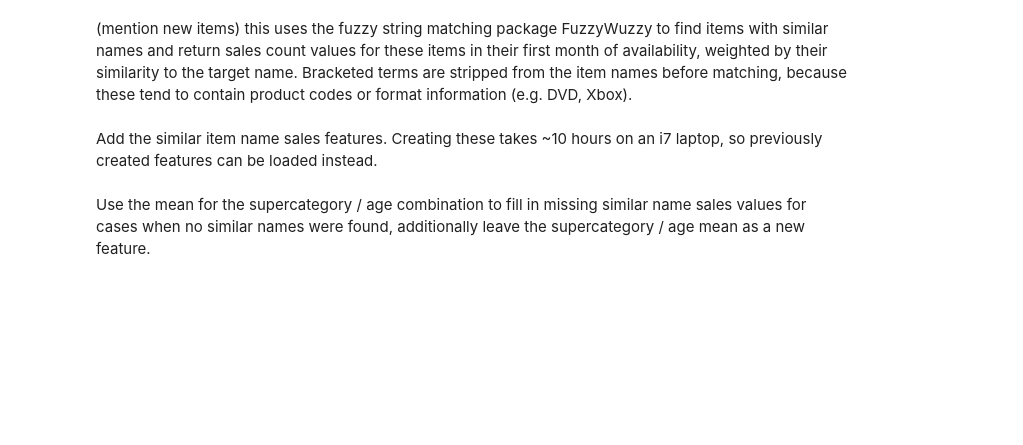
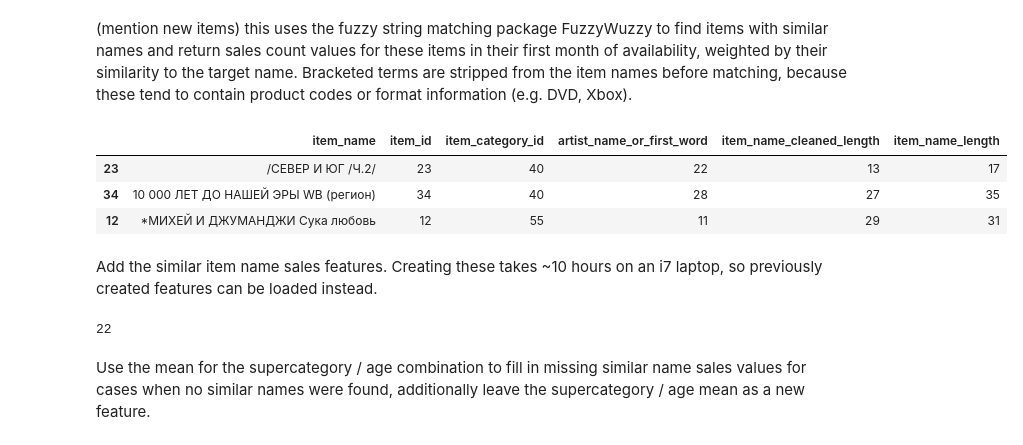
Before and after one commit to grantsut/kaggle-futuresales, a Jupyter notebook: future-sales-leak-and-time-features.ipynb, the cells around one changed output. Cells and saved outputs as stored; diff of their text form; code cells hidden in the pictures; blank space fills up the shorter version.

```diff
--- a/future-sales-leak-and-time-features.ipynb
+++ b/future-sales-leak-and-time-features.ipynb
@@ -1026,5 +988,10 @@ print("Saved matrixcheckpoint 4")
 # %% [markdown]
 (mention new items) this uses the fuzzy string matching package FuzzyWuzzy to find items with similar names and return sales count values for these items in their first month of availability, weighted by their similarity to the target name. Bracketed terms are stripped from the item names before matching, because these tend to contain product codes or format information (e.g. DVD, Xbox).
 # %%
-# items.loc[[23, 34, 12],:]
+items.loc[[23, 34, 12],:]
+# %% [output]
+|  | item_name | item_id | item_category_id | artist_name_or_first_word | item_name_cleaned_length | item_name_length |
+| 23 | /СЕВЕР И ЮГ /Ч.2/ | 23 | 40 | 22 | 13 | 17 |
+| 34 | 10 000 ЛЕТ ДО НАШЕЙ ЭРЫ WB (регион) | 34 | 40 | 28 | 27 | 35 |
+| 12 | *МИХЕЙ И ДЖУМАНДЖИ Сука любовь | 12 | 55 | 11 | 29 | 31 |
 # %%
@@ -1132,32 +1099,34 @@ print("Saved matrixcheckpoint 4")
 # %% [markdown]
 Add the similar item name sales features. Creating these takes ~10 hours on an i7 laptop, so previously created features can be loaded instead.
 # %%
-# load_data = "all"  # "sim_matrix" to load the name similarity matrix then compute new features, and "all" to load the features.
-# if load_data not in ["all", "sim_matrix"]:
-#     items = pd.read_csv("../input/competitive-data-science-predict-future-sales/items.csv")
-#     items = items.merge(
-#         item_categories_extra[["item_category_id", "supercategory_id"]], on="item_category_id", how="left"
-#     )
-#     sim_matrix = item_name_similarity_frame(items)
-# elif load_data == "sim_matrix":
-#     sim_matrix = pd.read_pickle("../input/predict-future-sales-extra/sim_frame_no_brackets.pk1")
-#     sim_item_features = make_sim_item_features(matrix, sim_matrix, ["item_cnt_month", "item_cnt_day_avg"], sim_thresh=70, max_n=5)
-#     sim_item_features.to_csv("sim_item_features_w_missing.csv.gz")
-# elif load_data == "all":
-#     sim_item_features = pd.read_csv("../input/predict-future-sales-extra/sim_item_features_w_missing.csv")
+load_data = "all"  # "sim_matrix" to load the name similarity matrix then compute new features, and "all" to load the features.
+if load_data not in ["all", "sim_matrix"]:
+    items = pd.read_csv("../input/competitive-data-science-predict-future-sales/items.csv")
+    items = items.merge(
+        item_categories_extra[["item_category_id", "supercategory_id"]], on="item_category_id", how="left"
+    )
+    sim_matrix = item_name_similarity_frame(items)
+elif load_data == "sim_matrix":
+    sim_matrix = pd.read_pickle("../input/predict-future-sales-extra/sim_frame_no_brackets.pk1")
+    sim_item_features = make_sim_item_features(matrix, sim_matrix, ["item_cnt_month", "item_cnt_day_avg"], sim_thresh=70, max_n=5)
+    sim_item_features.to_csv("sim_item_features_w_missing.csv.gz")
+elif load_data == "all":
+    sim_item_features = pd.read_csv("../input/predict-future-sales-extra/sim_item_features_w_missing.csv")
 
-# matrix = add_sim_item_features(matrix, sim_item_features)
+matrix = add_sim_item_features(matrix, sim_item_features)
 
-# missingmask = matrix["sim_item_name_item_cnt_month"].isna()
-# matrix.loc[missingmask, "sim_item_name_item_cnt_month"] = matrix.loc[
-#     missingmask, "shop_id_supercategory_id_item_age_max_12_item_cnt_month_mean_expanding_mean"
-# ]
-# missingmask = matrix["sim_item_name_item_cnt_month_all_shops"].isna()
-# matrix.loc[missingmask, "sim_item_name_item_cnt_month_all_shops"] = matrix.loc[
-#     missingmask, "supercategory_id_item_age_max_12_item_cnt_month_mean_expanding_mean"
-# ]
-# del(sim_item_features)
-# gc.collect()
+missingmask = matrix["sim_item_name_item_cnt_month"].isna()
+matrix.loc[missingmask, "sim_item_name_item_cnt_month"] = matrix.loc[
+    missingmask, "shop_id_supercategory_id_item_age_max_12_item_cnt_month_mean_expanding_mean"
+]
+missingmask = matrix["sim_item_name_item_cnt_month_all_shops"].isna()
+matrix.loc[missingmask, "sim_item_name_item_cnt_month_all_shops"] = matrix.loc[
+    missingmask, "supercategory_id_item_age_max_12_item_cnt_month_mean_expanding_mean"
+]
+del(sim_item_features)
+gc.collect()
+# %% [output]
+22
 # %% [markdown]
 Use the mean for the supercategory / age combination to fill in missing similar name sales values for cases when no similar names were found, additionally leave the supercategory / age mean as a new feature.
 # %%
```
Also changed, not shown: parts of 25 cells of this notebook.
